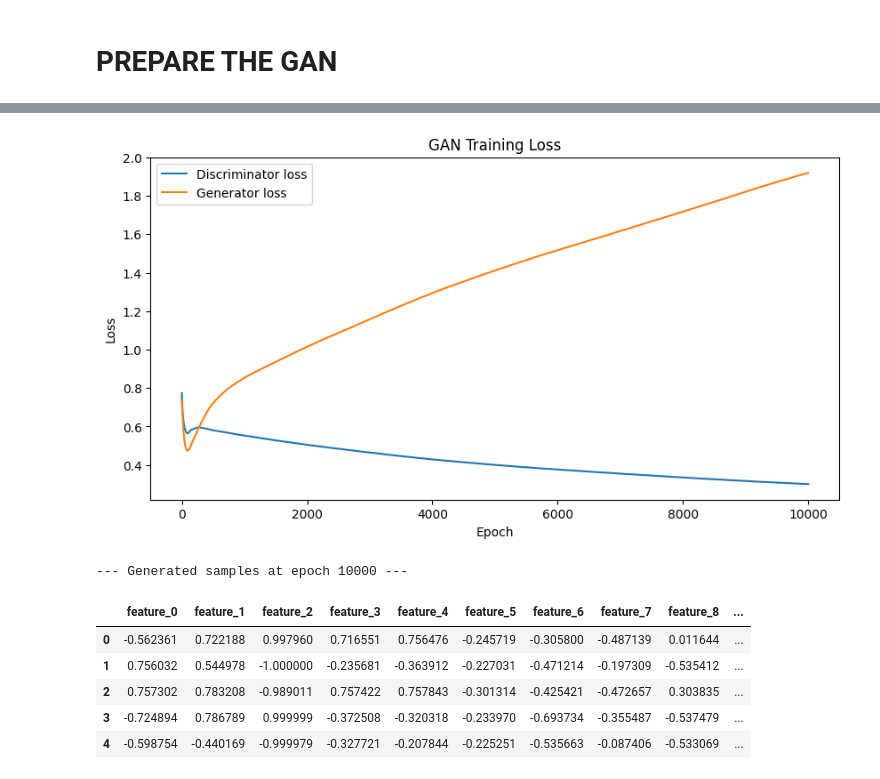
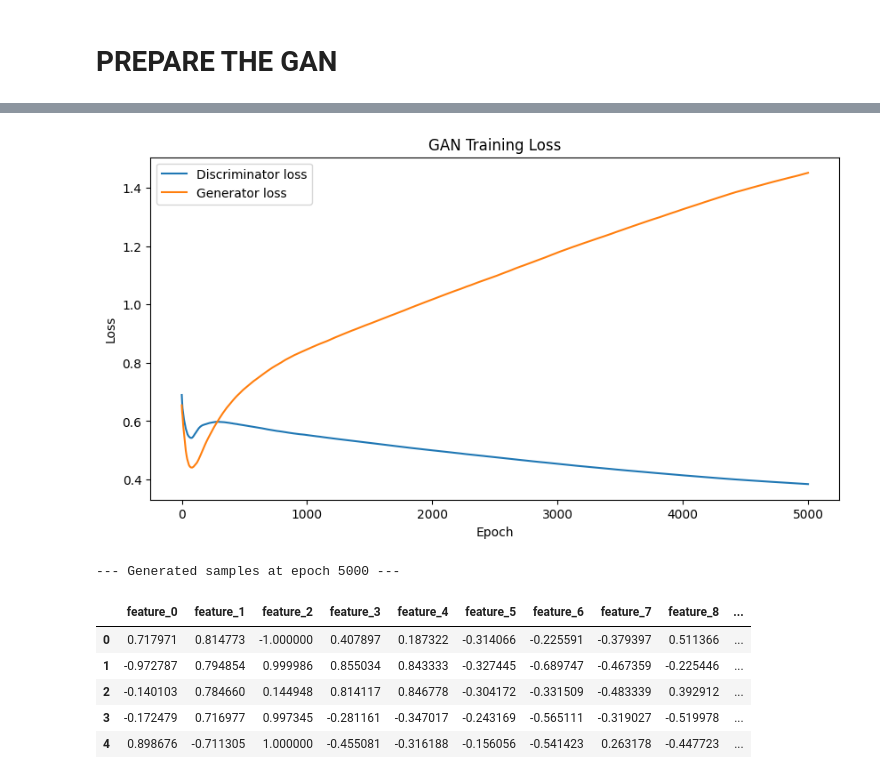
Before and after one commit to Phasio3/Final-Project-GAN-Cybersecurity, a Jupyter notebook: GAN_code.ipynb, the cells around one changed output, grey strips where cells are left out. Drawn from its saved outputs; the diff is of its cells as text; code cells hidden in the pictures.

```diff
--- a/GAN_code.ipynb
+++ b/GAN_code.ipynb
@@ -362,42 +362,42 @@ def train_gan_plot_samples(gan, generator, discriminator, X_train, latent_dim,
             plt.plot(g_losses, label='Generator loss')
             plt.xlabel('Epoch')
             plt.ylabel('Loss')
             plt.title('GAN Training Loss')
             plt.legend()
             plt.show()
 
         # ---------------------
         # Generate and show sample data
         # ---------------------
         if epoch % sample_interval == 0 or epoch == 1:
             noise = np.random.normal(size=(num_samples, latent_dim))
             gen_samples = generator(noise, training=False).numpy()
 
             print(f"\n--- Generated samples at epoch {epoch} ---")
             # Convert to pandas DataFrame for nicer display
             df_samples = pd.DataFrame(gen_samples, columns=[f'feature_{i}' for i in range(X_train.shape[1])])
             display(df_samples)
 
     return d_losses, g_losses
 
 d_losses, g_losses = train_gan_plot_samples(
     gan, generator, discriminator,
     X_train, latent_dim,
-    epochs=10000,        # smaller for testing
+    epochs=5000,        # smaller for testing
     batch_size=128,
     plot_interval=100,  # update loss plot every 100 epochs
     sample_interval=500,# show samples every 500 epochs
     num_samples=5       # 5 generated rows
 )
 # %% [output]
-[figure, old version]
+[figure, new version]
---- Generated samples at epoch 10000 ---
+--- Generated samples at epoch 5000 ---
 |  | feature_0 | feature_1 | feature_2 | feature_3 | feature_4 | feature_5 | feature_6 | feature_7 | feature_8 | ... |
-| 0 | -0.562361 | 0.722188 | 0.997960 | 0.716551 | 0.756476 | -0.245719 | -0.305800 | -0.487139 | 0.011644 | ... |
-| 1 | 0.756032 | 0.544978 | -1.000000 | -0.235681 | -0.363912 | -0.227031 | -0.471214 | -0.197309 | -0.535412 | ... |
-| 2 | 0.757302 | 0.783208 | -0.989011 | 0.757422 | 0.757843 | -0.301314 | -0.425421 | -0.472657 | 0.303835 | ... |
-| 3 | -0.724894 | 0.786789 | 0.999999 | -0.372508 | -0.320318 | -0.233970 | -0.693734 | -0.355487 | -0.537479 | ... |
-| 4 | -0.598754 | -0.440169 | -0.999979 | -0.327721 | -0.207844 | -0.225251 | -0.535663 | -0.087406 | -0.533069 | ... |
+| 0 | 0.717971 | 0.814773 | -1.000000 | 0.407897 | 0.187322 | -0.314066 | -0.225591 | -0.379397 | 0.511366 | ... |
+| 1 | -0.972787 | 0.794854 | 0.999986 | 0.855034 | 0.843333 | -0.327445 | -0.689747 | -0.467359 | -0.225446 | ... |
+| 2 | -0.140103 | 0.784660 | 0.144948 | 0.814117 | 0.846778 | -0.304172 | -0.331509 | -0.483339 | 0.392912 | ... |
+| 3 | -0.172479 | 0.716977 | 0.997345 | -0.281161 | -0.347017 | -0.243169 | -0.565111 | -0.319027 | -0.519978 | ... |
+| 4 | 0.898676 | -0.711305 | 1.000000 | -0.455081 | -0.316188 | -0.156056 | -0.541423 | 0.263178 | -0.447723 | ... |
 # %%
 # evaluate the GAN
 def evaluate_gan(generator, X_test, latent_dim, n_samples=1000):
```
Also changed, not shown: parts of 7 cells of this notebook, 6 other files.
